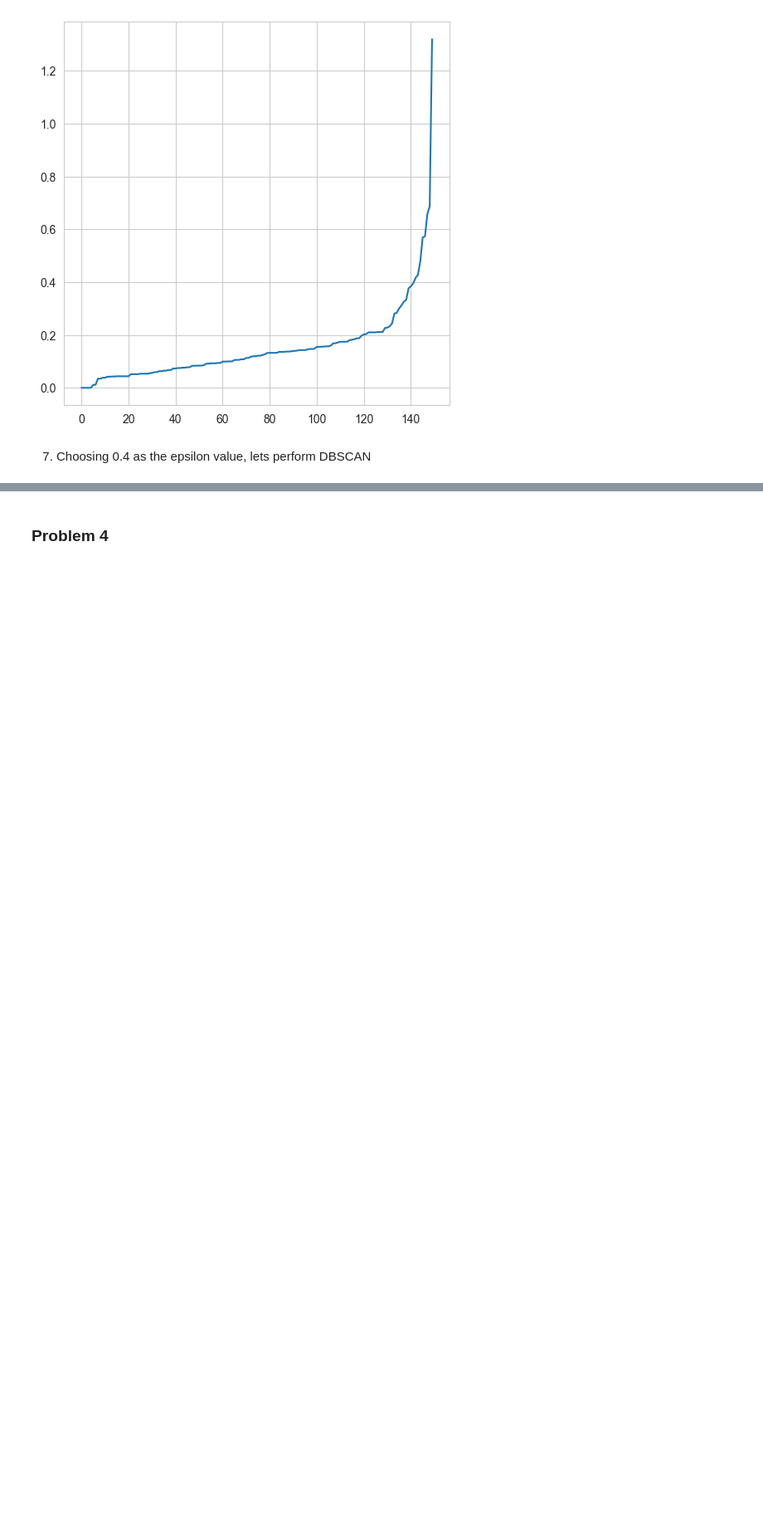
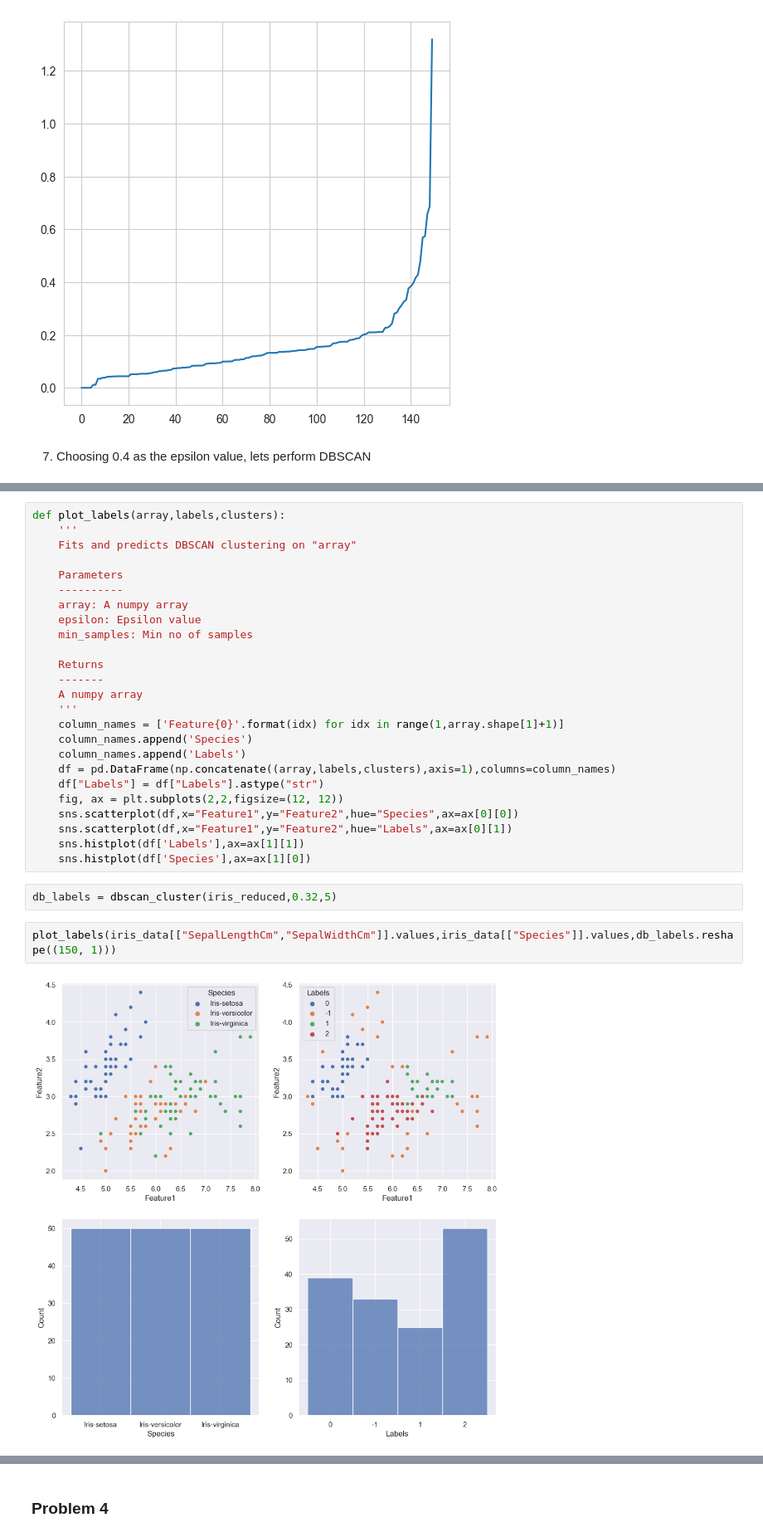
Before and after one commit to vishal-parameswaran/University-of-Chicago, a Jupyter notebook: Data Mining Principles/Assignment 2/Assignment_2_Srna.ipynb, the cells around one changed output, grey strips where cells are left out. Shown: that part at 83% size. Drawn from its saved outputs; the diff is of its cells as text; blank space fills up the shorter version.

```diff
--- a/Data Mining Principles/Assignment 2/Assignment_2_Srna.ipynb
+++ b/Data Mining Principles/Assignment 2/Assignment_2_Srna.ipynb
@@ -810,0 +807,31 @@ for idx in list(db_labels):
+# %%
+def plot_labels(array,labels,clusters):
+    '''
+    Fits and predicts DBSCAN clustering on "array"
+
+    Parameters
+    ----------
+    array: A numpy array
+    epsilon: Epsilon value
+    min_samples: Min no of samples
+
+    Returns
+    -------
+    A numpy array
+    '''
+    column_names = ['Feature{0}'.format(idx) for idx in range(1,array.shape[1]+1)]
+    column_names.append('Species')
+    column_names.append('Labels')
+    df = pd.DataFrame(np.concatenate((array,labels,clusters),axis=1),columns=column_names)
+    df["Labels"] = df["Labels"].astype("str")
+    fig, ax = plt.subplots(2,2,figsize=(12, 12))
+    sns.scatterplot(df,x="Feature1",y="Feature2",hue="Species",ax=ax[0][0])
+    sns.scatterplot(df,x="Feature1",y="Feature2",hue="Labels",ax=ax[0][1])
+    sns.histplot(df['Labels'],ax=ax[1][1])
+    sns.histplot(df['Species'],ax=ax[1][0])
+# %%
+db_labels = dbscan_cluster(iris_reduced,0.32,5)
+# %%
+plot_labels(iris_data[["SepalLengthCm","SepalWidthCm"]].values,iris_data[["Species"]].values,db_labels.reshape((150, 1)))
+# %% [output]
+[figure, added]
```
Also changed, not shown: parts of 10 cells of this notebook, 1 other file.
